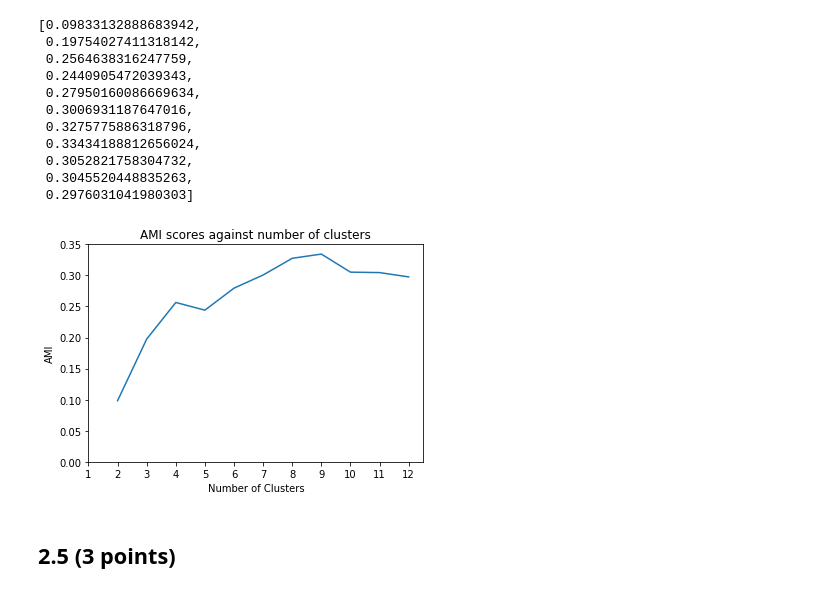
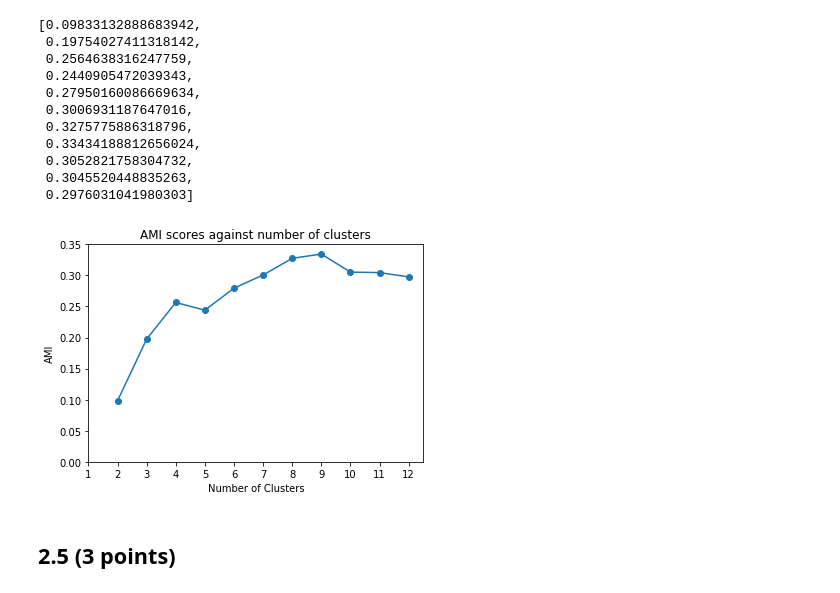
Before and after one commit to celinadong/IAML-CW2, a Jupyter notebook: Data/PartA/Part A - 20 Newsgroups.ipynb, the cells around one changed output. Saved outputs shown, nothing was run; the diff lists cells and outputs as text; code cells hidden in the pictures.

```diff
--- a/Data/PartA/Part A - 20 Newsgroups.ipynb
+++ b/Data/PartA/Part A - 20 Newsgroups.ipynb
@@ -366,16 +373,15 @@ AMI
  0.3045520448835263,
  0.2976031041980303]
 # %%
-#plt.plot(n_clusters, AMI, marker='o')
-plt.plot(n_clusters, AMI)
+plt.plot(n_clusters, AMI, marker='o')
 plt.xticks(np.arange(1, 13, 1.0))
 plt.yticks(np.arange(0, max(AMI)+0.05, 0.05))
 plt.xlabel('Number of Clusters')
 plt.ylabel('AMI')
 plt.title('AMI scores against number of clusters')
 plt.show()
 # %% [output]
-[figure, old version]
+[figure, new version]
 # %% [markdown]
 ## 2.5 (3 points)
 # %%
```
Also changed, not shown: parts of 22 cells of this notebook, 1 other file.
